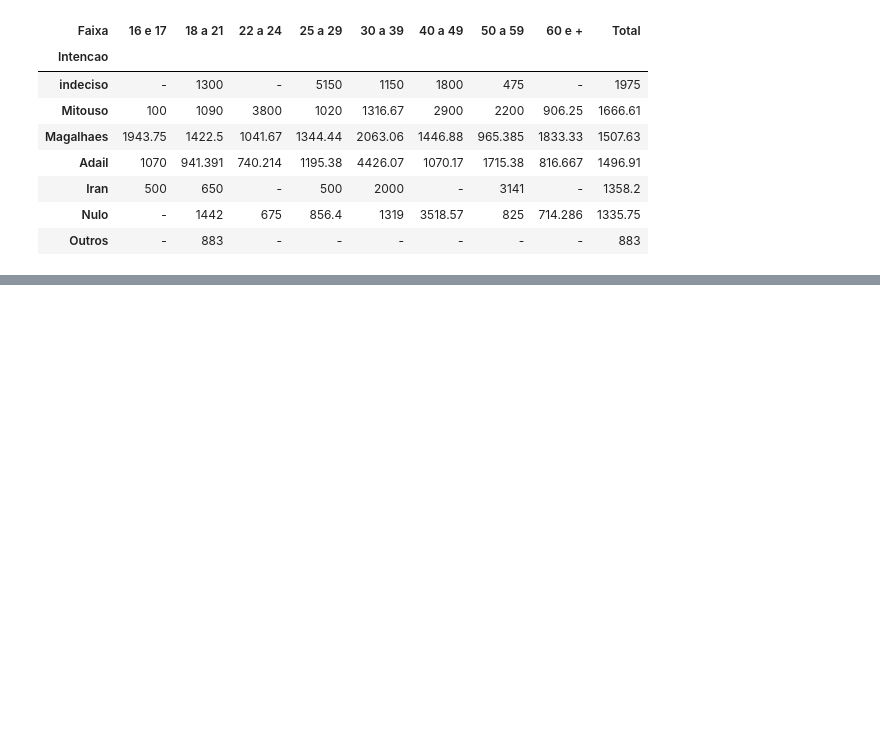
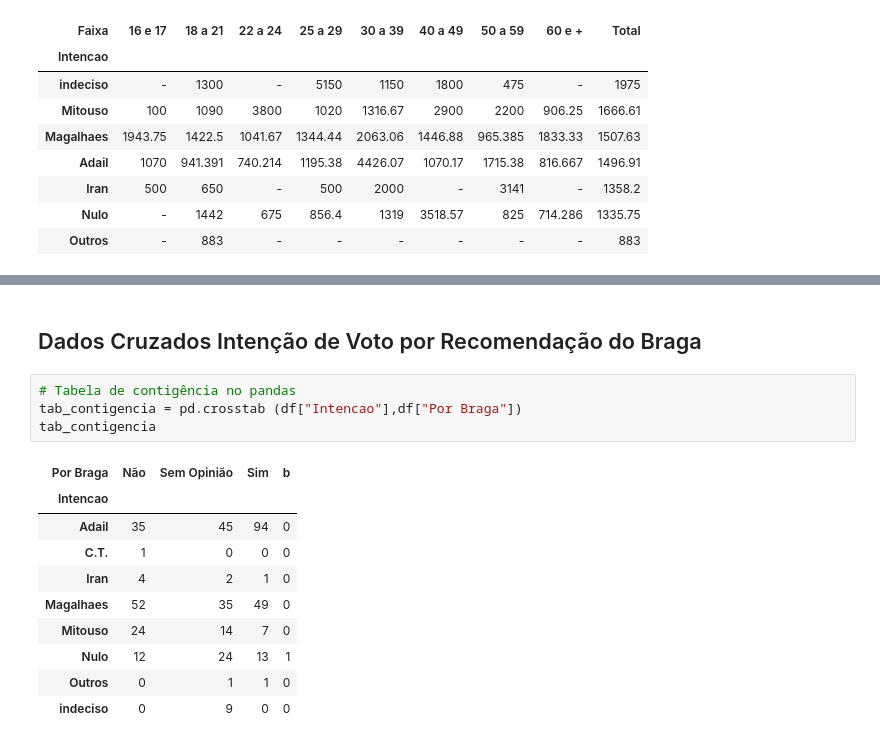
Before and after one commit to wfsilva-uea/coari, a Jupyter notebook: trabalho_coari.ipynb, the cells around one changed output, grey strips where cells are left out. Cells and saved outputs as stored; diff of their text form; blank space fills up the shorter version.

```diff
--- a/trabalho_coari.ipynb
+++ b/trabalho_coari.ipynb
@@ -590,0 +700,17 @@ df_pivot_table
+# %% [markdown]
+## Dados Cruzados Intenção de Voto por Recomendação do Braga
+# %%
+# Tabela de contigência no pandas
+tab_contigencia = pd.crosstab (df["Intencao"],df["Por Braga"])
+tab_contigencia
+# %% [output]
+| Por Braga | Não | Sem Opinião | Sim | b |
+| Intencao |  |  |  |  |
+| Adail | 35 | 45 | 94 | 0 |
+| C.T. | 1 | 0 | 0 | 0 |
+| Iran | 4 | 2 | 1 | 0 |
+| Magalhaes | 52 | 35 | 49 | 0 |
+| Mitouso | 24 | 14 | 7 | 0 |
+| Nulo | 12 | 24 | 13 | 1 |
+| Outros | 0 | 1 | 1 | 0 |
+| indeciso | 0 | 9 | 0 | 0 |
```
Also changed, not shown: parts of 18 cells of this notebook.
